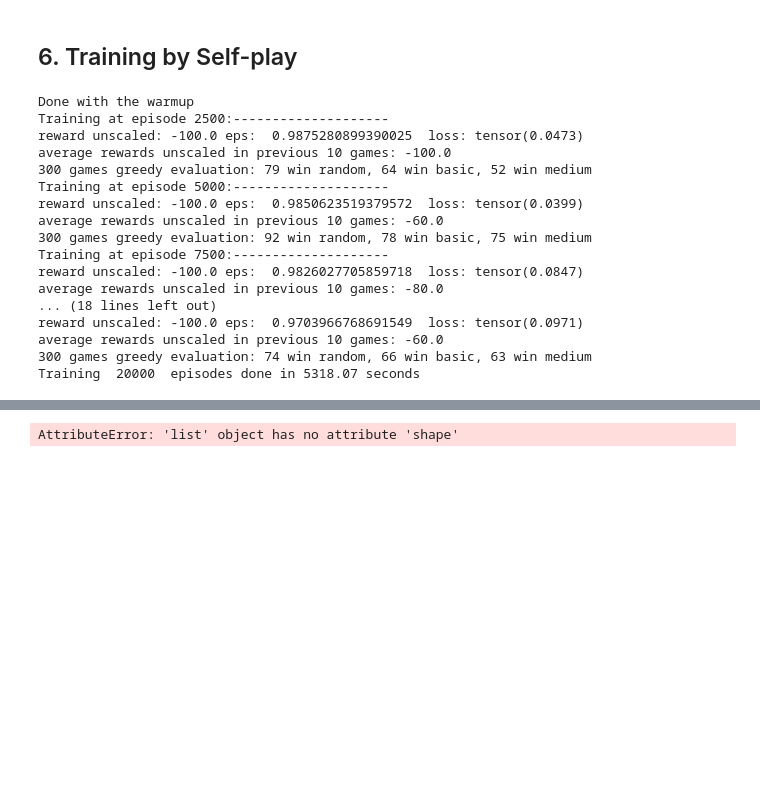
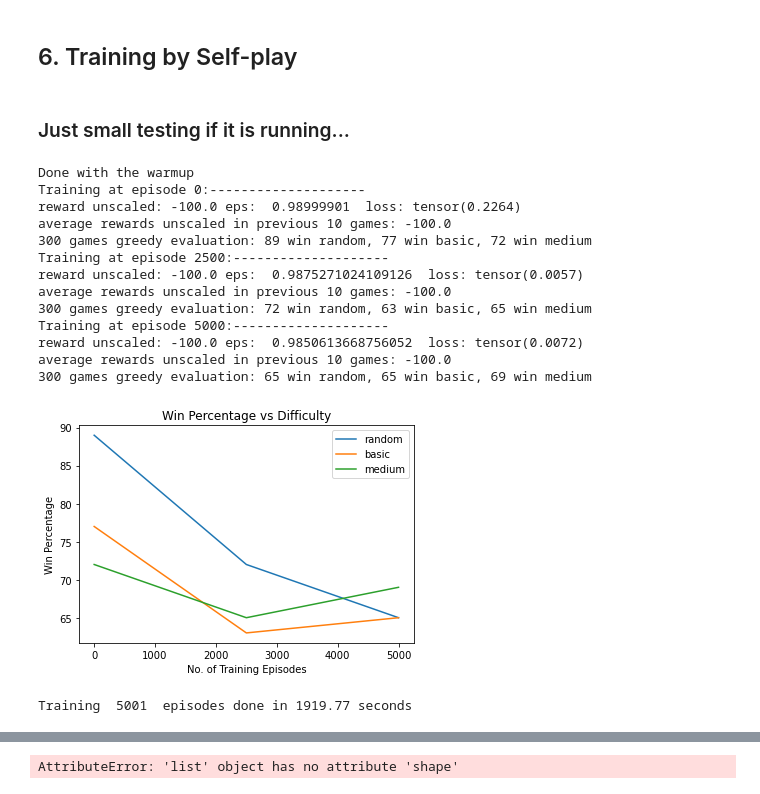
Before and after one commit to chihangs/INM707, a Jupyter notebook: Connect4.ipynb, the cells around one changed output, grey strips where cells are left out. Cells and saved outputs as stored; diff of their text form; code cells hidden in the pictures; blank space fills up the shorter version.

```diff
--- a/Connect4.ipynb
+++ b/Connect4.ipynb
@@ -243,7 +243,7 @@ class connect4(paper_game):
         action =[i, j]
         return action
 
-    def step(self,action,network):
+    def step(self,action,network,policy=None):
         #action: one of column numbers 0-6
         #network: Q network
         #return-----------
@@ -260,6 +260,8 @@ class connect4(paper_game):
         win = self.win_status(self.state,[i,j], 1)[0]
         self.state[i,j] = 1
         self.turn_count += 1
+        if policy is None:
+            opponent_policy = self.medium_move
 
         if win:
             reward = 100
@@ -268,7 +270,7 @@ class connect4(paper_game):
             if self.turn_count == 42:
                 endgame = True
             else:
-                i,j = self.greedy_policy(-self.state, network)    #negative state for opponent
+                i,j = opponent_policy(-self.state)    #negative state for opponent
                 opponent_win = self.win_status(self.state, [i,j], -1)[0]  #-1 to indicate opponent
                 self.state[i,j] = -1
                 self.turn_count += 1
@@ -290,6 +292,7 @@ class connect4(paper_game):
         win_count = 0
         lose_count = 0
         draw_count = 0
+        episodes = []
         handcraft_agent = [self.random_move, self.basic_move, self.medium_move]
         opponent_policy = handcraft_agent[difficulty]
         for i in range(100):
@@ -297,6 +300,7 @@ class connect4(paper_game):
             current_turn = choices[-1]
             endgame = False
             t = 0
+            episode = [state]
             while not endgame:
                 if current_turn == 1:
                     i,j = self.greedy_policy(state, network)
@@ -314,11 +318,13 @@ class connect4(paper_game):
                 elif t == 42:
                     draw_count += 1
                     endgame = True
+                state[i,j] = current_turn
+                episode.append(state)
+                current_turn *= -1
 
-                state[i,j] = current_turn
-                current_turn *= -1
+            episodes.append(episode)
             choices = choices[:-1]
-        return win_count, lose_count, draw_count
+        return win_count, lose_count, draw_count, episodes
 
 
     def play_DQN(self, network, starter = 1,):
@@ -679,20 +703,22 @@ def train(num_episodes=num_episodes, policy=policy, config=config, GAMMA=GAMMA,
-# %%
-Q_network, rewards_history, win_percent = train()
-# %% [output]
-Done with the warmup
-Training at episode 2500:--------------------
-reward unscaled: -100.0 eps:  0.9875280899390025  loss: tensor(0.0473)
-average rewards unscaled in previous 10 games: -100.0
-300 games greedy evaluation: 79 win random, 64 win basic, 52 win medium
-Training at episode 5000:--------------------
-reward unscaled: -100.0 eps:  0.9850623519379572  loss: tensor(0.0399)
-average rewards unscaled in previous 10 games: -60.0
-300 games greedy evaluation: 92 win random, 78 win basic, 75 win medium
-Training at episode 7500:--------------------
-reward unscaled: -100.0 eps:  0.9826027705859718  loss: tensor(0.0847)
-average rewards unscaled in previous 10 games: -80.0
-... (18 lines left out)
-reward unscaled: -100.0 eps:  0.9703966768691549  loss: tensor(0.0971)
-average rewards unscaled in previous 10 games: -60.0
-300 games greedy evaluation: 74 win random, 66 win basic, 63 win medium
-Training  20000  episodes done in 5318.07 seconds
+# %% [markdown]
+### Just small testing if it is running...
+# %%
+config={'double':False, 'prioritized':False, 'alpha':0.5, 'beta':0.1}
+num_episodes = 5001
+Q_network, rewards_history, win_percent, episodes = train(num_episodes, config=config)
+# %% [output]
+Done with the warmup
+Training at episode 0:--------------------
+reward unscaled: -100.0 eps:  0.98999901  loss: tensor(0.2264)
+average rewards unscaled in previous 10 games: -100.0
+300 games greedy evaluation: 89 win random, 77 win basic, 72 win medium
+Training at episode 2500:--------------------
+reward unscaled: -100.0 eps:  0.9875271024109126  loss: tensor(0.0057)
+average rewards unscaled in previous 10 games: -100.0
+300 games greedy evaluation: 72 win random, 63 win basic, 65 win medium
+Training at episode 5000:--------------------
+reward unscaled: -100.0 eps:  0.9850613668756052  loss: tensor(0.0072)
+average rewards unscaled in previous 10 games: -100.0
+300 games greedy evaluation: 65 win random, 65 win basic, 69 win medium
+[figure, added]
+Training  5001  episodes done in 1919.77 seconds
```
Also changed, not shown: parts of 11 cells of this notebook.
